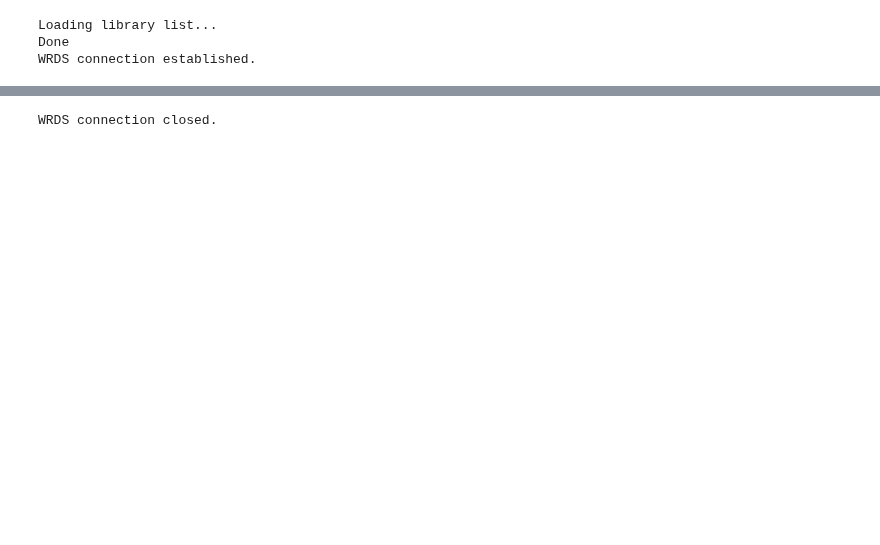
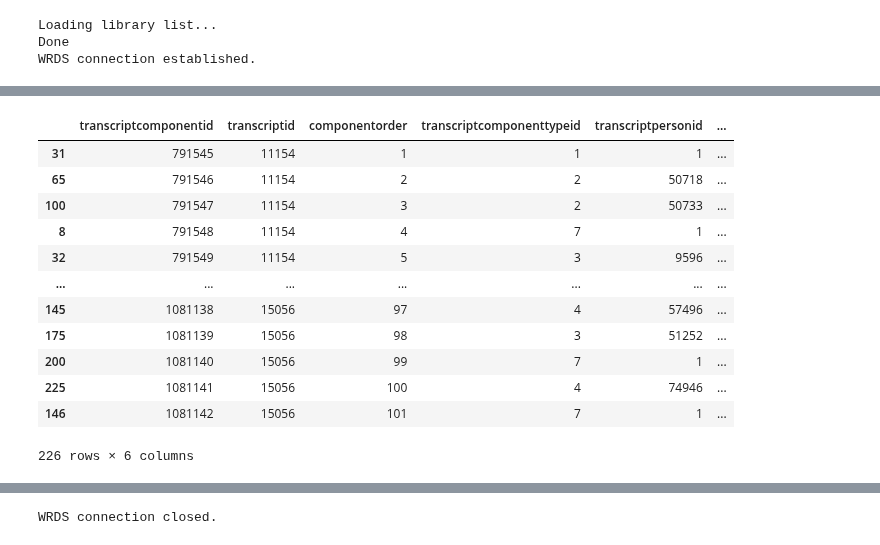
Before and after one commit to eduardomazevedo/collusion-llm, a Jupyter notebook: src/notebooks/test_capiq.ipynb, the cells around one changed output, grey strips where cells are left out. Cells and saved outputs as stored; diff of their text form; code cells hidden in the pictures; blank space fills up the shorter version.

Commit message:
capiq with lists

```diff
--- a/src/notebooks/test_capiq.ipynb
+++ b/src/notebooks/test_capiq.ipynb
@@ -28,0 +22,19 @@ print(capiq.get_transcript(93162))
+# %%
+# Download transcripts
+transcript_df, person_df = capiq.dl_transcripts([11154, 15056])
+# %%
+transcript_df
+# %% [output]
+|  | transcriptcomponentid | transcriptid | componentorder | transcriptcomponenttypeid | transcriptpersonid | ... |
+| 31 | 791545 | 11154 | 1 | 1 | 1 | ... |
+| 65 | 791546 | 11154 | 2 | 2 | 50718 | ... |
+| 100 | 791547 | 11154 | 3 | 2 | 50733 | ... |
+| 8 | 791548 | 11154 | 4 | 7 | 1 | ... |
+| 32 | 791549 | 11154 | 5 | 3 | 9596 | ... |
+| ... | ... | ... | ... | ... | ... | ... |
+| 145 | 1081138 | 15056 | 97 | 4 | 57496 | ... |
+| 175 | 1081139 | 15056 | 98 | 3 | 51252 | ... |
+| 200 | 1081140 | 15056 | 99 | 7 | 1 | ... |
+| 225 | 1081141 | 15056 | 100 | 4 | 74946 | ... |
+| 146 | 1081142 | 15056 | 101 | 7 | 1 | ... |
+226 rows × 6 columns
```
Also changed, not shown: parts of 6 cells of this notebook, 4 other files.
